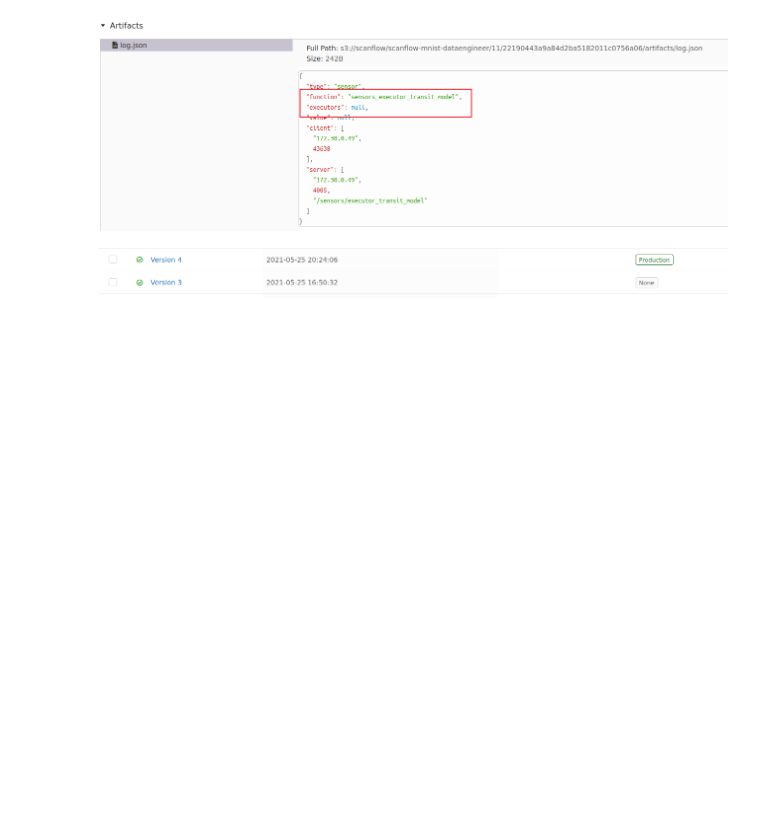
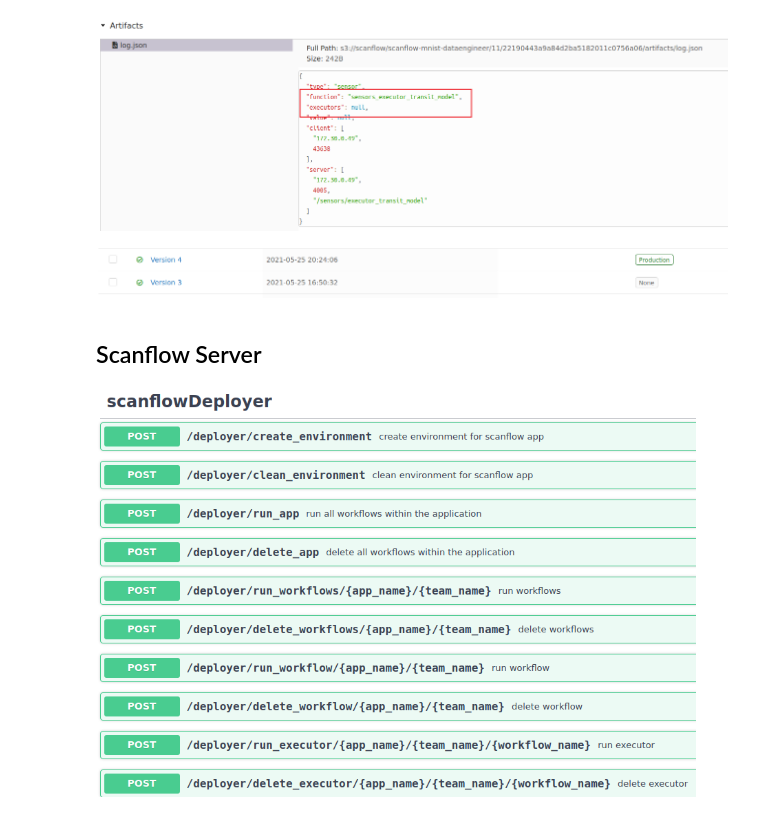
Before and after one commit to bsc-scanflow/scanflow, a Jupyter notebook: tutorials/mnist/mnist-MAS.ipynb, the cells around one changed output. Saved outputs shown, nothing was run; the diff lists cells and outputs as text; code cells hidden in the pictures; blank space fills up the shorter version.

```diff
--- a/tutorials/mnist/mnist-MAS.ipynb
+++ b/tutorials/mnist/mnist-MAS.ipynb
@@ -115,3 +154,10 @@ from IPython.display import Image
 Image("/gpfs/bsc_home/xpliu/pv/jupyterhubpeini/scanflow/images/agents/model stage.png", width=1000, height=400)
 # %% [output]
 [figure]
+# %% [markdown]
+## Scanflow Server
+# %%
+from IPython.display import Image
+Image("/gpfs/bsc_home/xpliu/pv/jupyterhubpeini/scanflow/images/scanflow-server.png", width=600, height=400)
+# %% [output]
+[figure, added]
```
Also changed, not shown: parts of 4 cells of this notebook, 4 other files.
